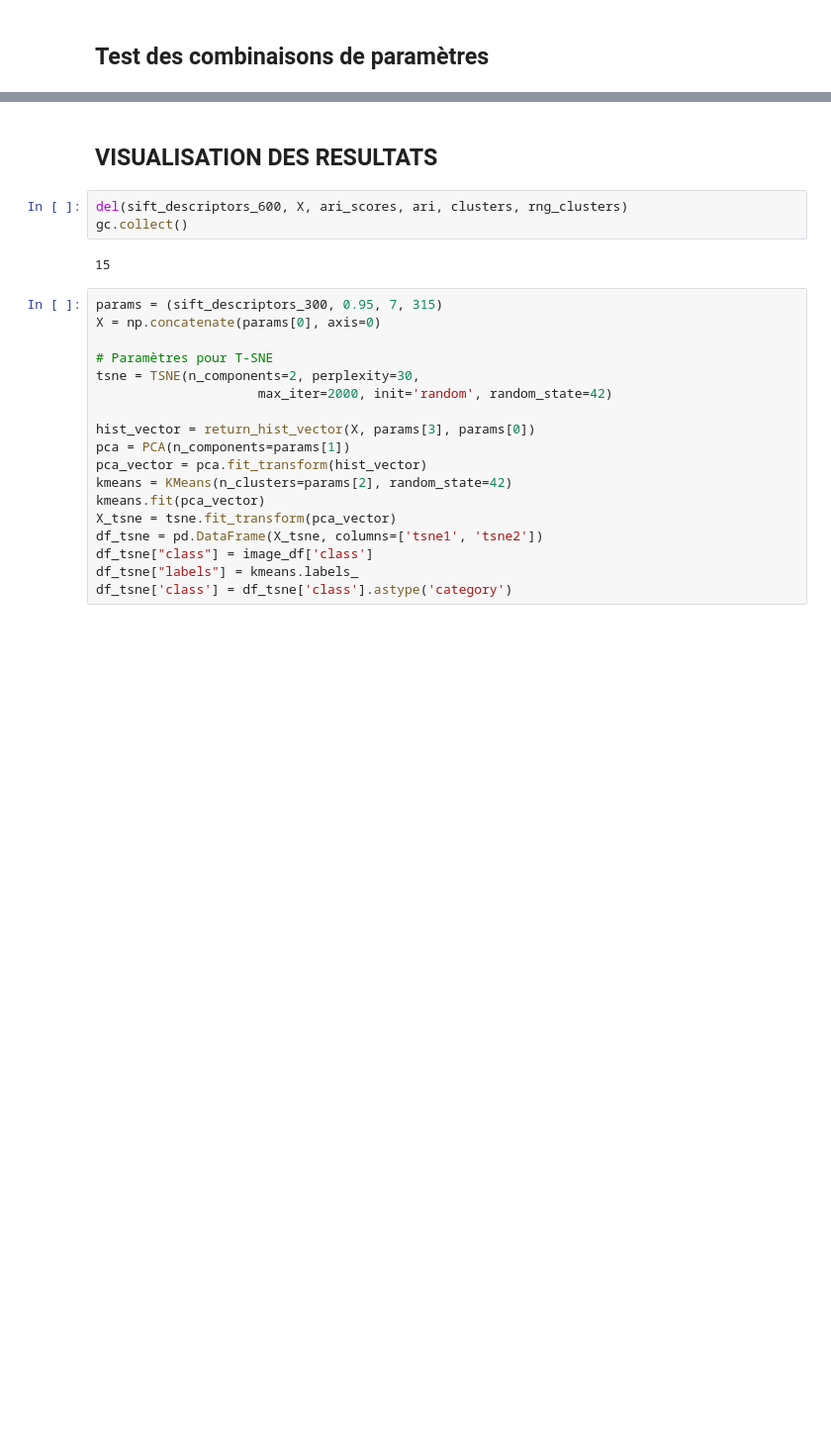
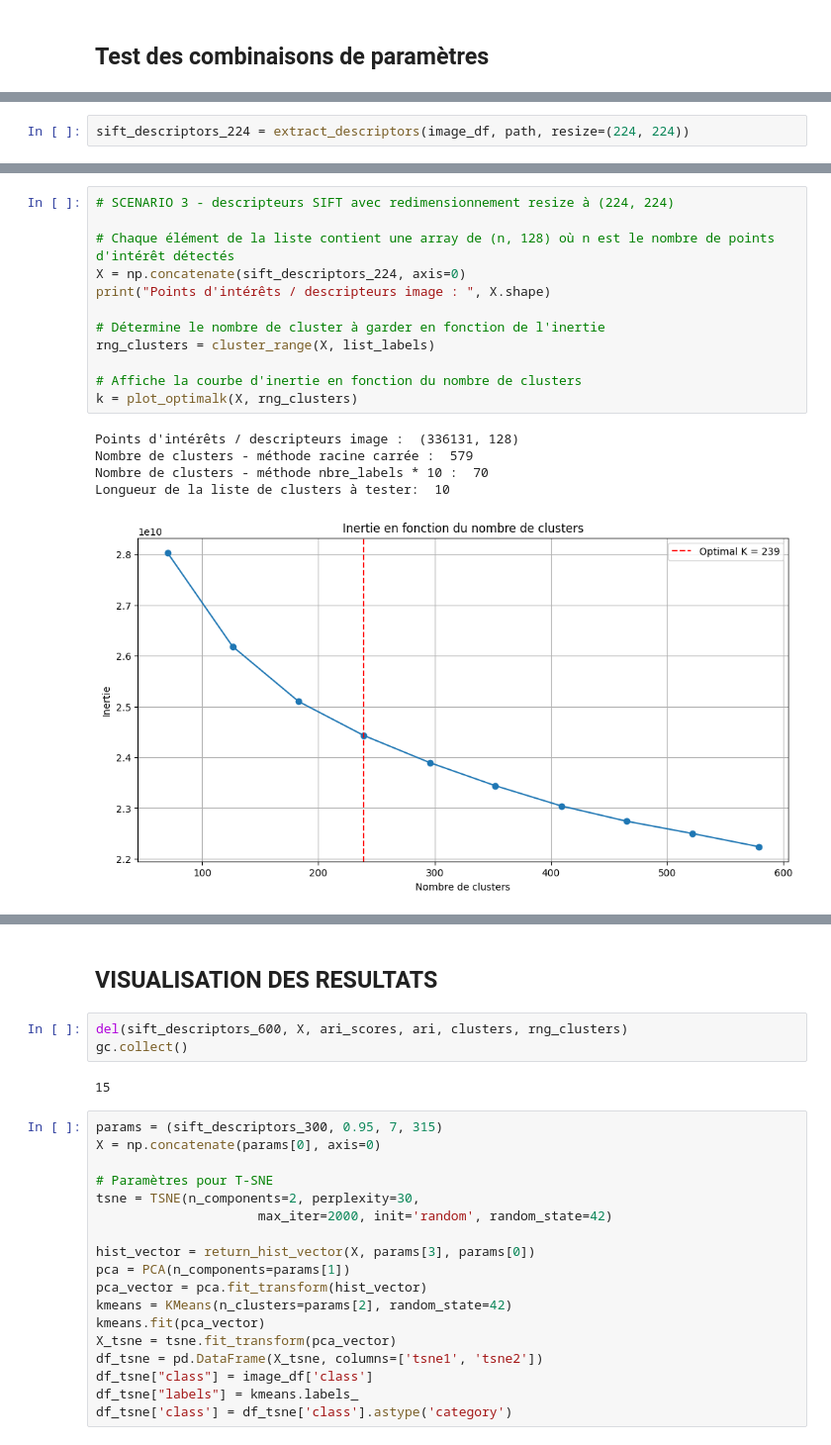
Before and after one commit to Hedredo/oc_projet_6, a Jupyter notebook: vision.ipynb, the cells around one changed output, grey strips where cells are left out. Shown at 99% size. Saved outputs shown, nothing was run; the diff lists cells and outputs as text; blank space fills up the shorter version.

```diff
--- a/vision.ipynb
+++ b/vision.ipynb
@@ -370,0 +402,2 @@ def return_hist_vector(X, n_cluster, sift_descriptors):
+# %%
+sift_descriptors_224 = extract_descriptors(image_df, path, resize=(224, 224))
@@ -390,0 +487,18 @@ Longueur de la liste de clusters à tester:  10
+# %%
+# SCENARIO 3 - descripteurs SIFT avec redimensionnement resize à (224, 224)
+
+# Chaque élément de la liste contient une array de (n, 128) où n est le nombre de points d'intérêt détectés
+X = np.concatenate(sift_descriptors_224, axis=0)
+print("Points d'intérêts / descripteurs image : ", X.shape)
+
+# Détermine le nombre de cluster à garder en fonction de l'inertie
+rng_clusters = cluster_range(X, list_labels)
+
+# Affiche la courbe d'inertie en fonction du nombre de clusters
+k = plot_optimalk(X, rng_clusters)
+# %% [output]
+Points d'intérêts / descripteurs image :  (336131, 128)
+Nombre de clusters - méthode racine carrée :  579
+Nombre de clusters - méthode nbre_labels * 10 :  70
+Longueur de la liste de clusters à tester:  10
+[figure, added]
```
Also changed, not shown: parts of 28 cells of this notebook, 2 other files.
